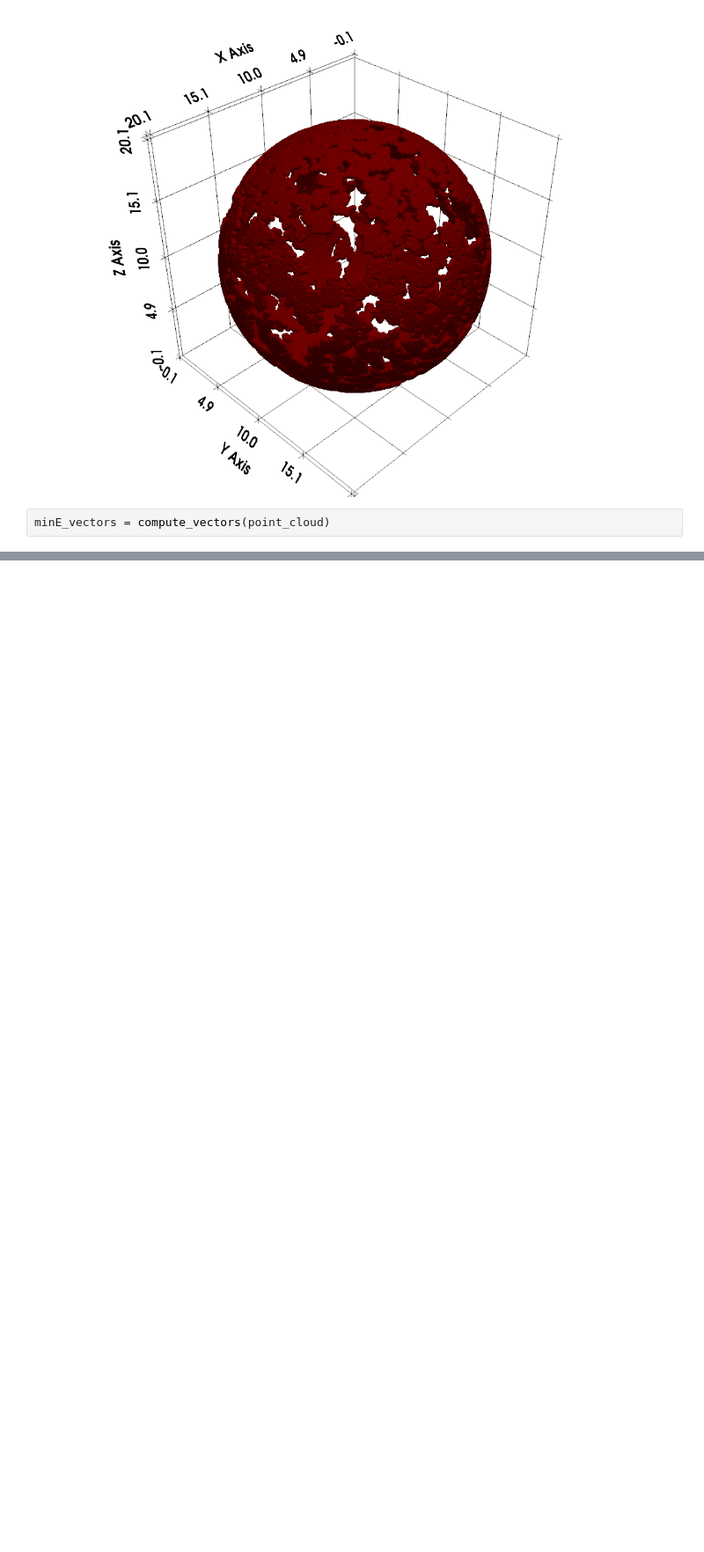
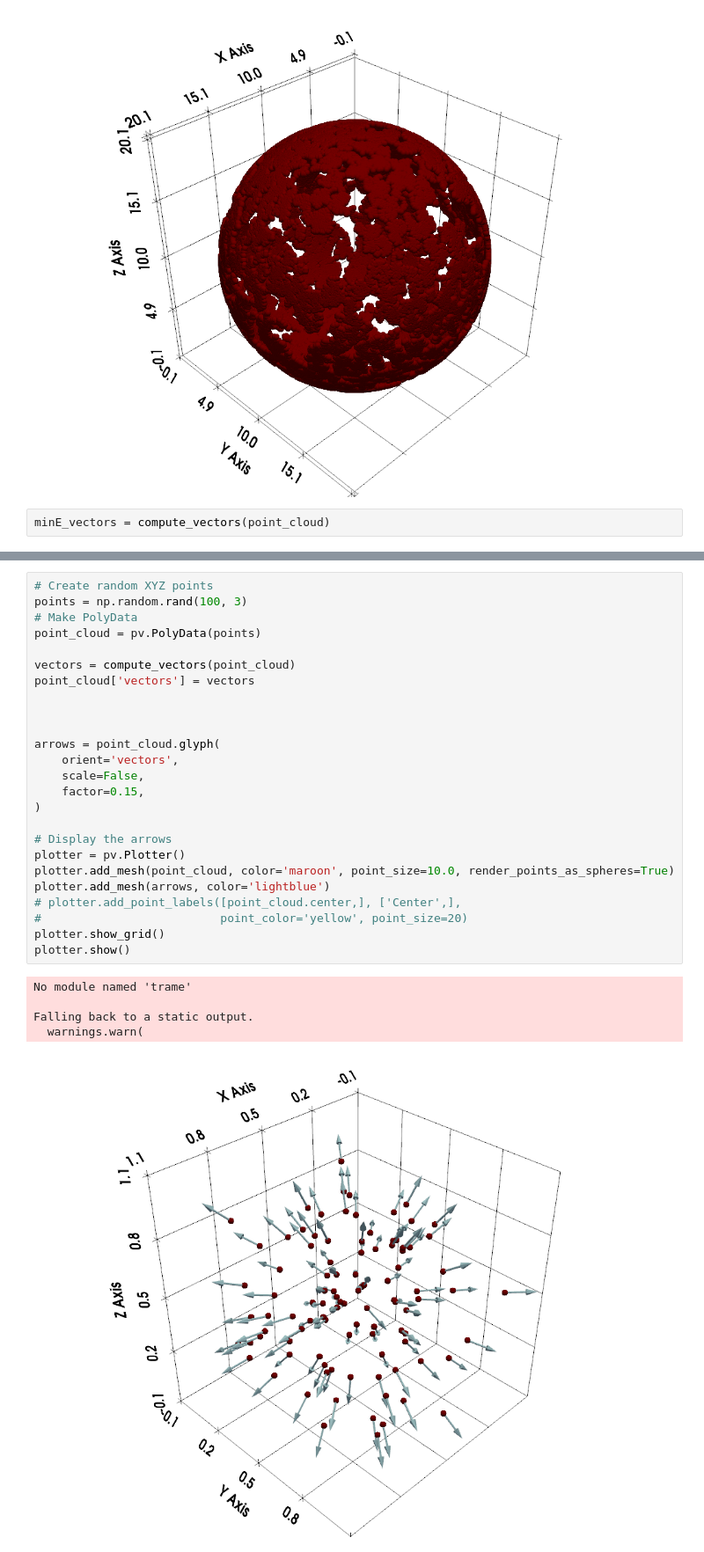
Before and after one commit to AlexPatrie/vtk-smoldyn, a Jupyter notebook: vtk_smoldyn/test.ipynb, the cells around one changed output, grey strips where cells are left out. Shown at 88% size. Drawn from its saved outputs; the diff is of its cells as text; blank space fills up the shorter version.

```diff
--- a/vtk_smoldyn/test.ipynb
+++ b/vtk_smoldyn/test.ipynb
@@ -259,0 +286,31 @@ pyvista_ndarray([[ 0.92849542,  0.06937332, -0.36480625],
+# %%
+# Create random XYZ points
+points = np.random.rand(100, 3)
+# Make PolyData
+point_cloud = pv.PolyData(points)
+
+vectors = compute_vectors(point_cloud)
+point_cloud['vectors'] = vectors
+
+
+
+arrows = point_cloud.glyph(
+    orient='vectors',
+    scale=False,
+    factor=0.15,
+)
+
+# Display the arrows
+plotter = pv.Plotter()
+plotter.add_mesh(point_cloud, color='maroon', point_size=10.0, render_points_as_spheres=True)
+plotter.add_mesh(arrows, color='lightblue')
+# plotter.add_point_labels([point_cloud.center,], ['Center',],
+#                          point_color='yellow', point_size=20)
+plotter.show_grid()
+plotter.show()
+# %% [output]
+No module named 'trame'
+
+Falling back to a static output.
+  warnings.warn(
+[figure, added]
```
Also changed, not shown: parts of 9 cells of this notebook.
